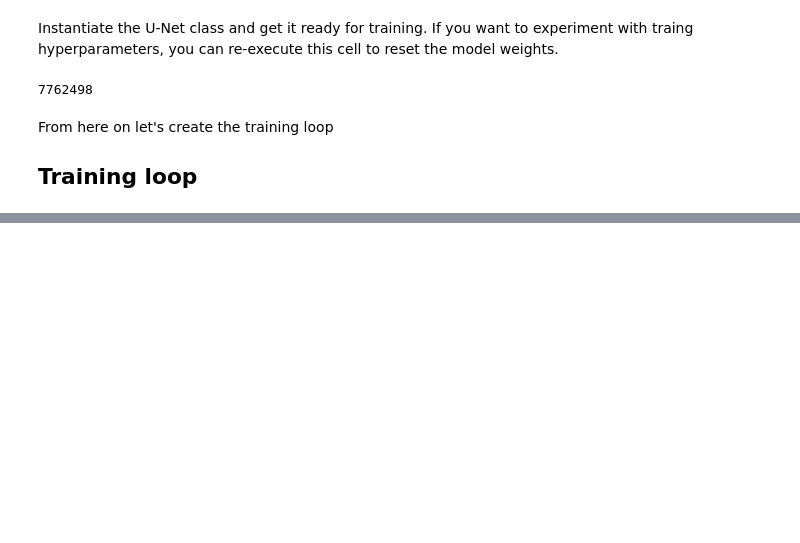
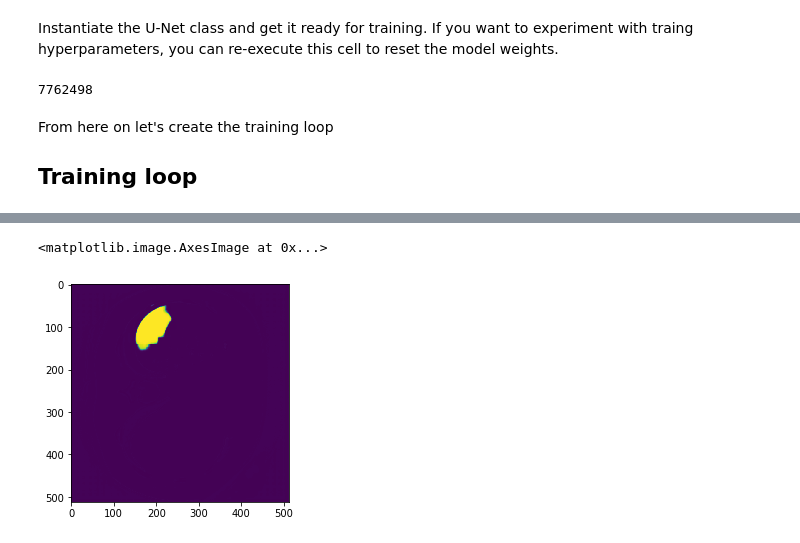
Before and after one commit to c3Zor/imaging, a Jupyter notebook: U-net implementation, spleen.ipynb, the cells around one changed output, grey strips where cells are left out. Drawn from its saved outputs; the diff is of its cells as text; code cells hidden in the pictures; blank space fills up the shorter version.

```diff
--- a/U-net implementation, spleen.ipynb
+++ b/U-net implementation, spleen.ipynb
@@ -259,0 +274,28 @@ plt.imshow(pred.cpu().detach()[0,1])
+# %%
+# Let's run inference on just one slice first
+
+# Switch model to the eval mode so that no gradient collection happens
+
+unet.eval()
+
+
+# TASK: pick a slice from the loaded training_volume Numpy array, convert it into PyTorch tensor,
+# and run an inference on it, convert result into 2D NumPy array and visualize it.
+# Don't forget to normalize your data before running inference! Also keep in mind
+# that our CNN return 2 channels - one for each class - target (spleen) and background
+
+def inference(img):
+
+    tensor_test = torch.from_numpy(img.astype(np.single)/np.max(img)).unsqueeze(0).unsqueeze(0)
+    pred = unet(tensor_test.to(device))
+    return np.squeeze(pred.cpu().detach())
+
+level = 11
+
+img_test = training_volume[:,:,level]
+pred = inference(img_test)
+
+plt.imshow(pred[1])
+# %% [output]
+<matplotlib.image.AxesImage at 0x...>
+[figure, added]
```
Also changed, not shown: parts of 9 cells of this notebook, 1 other file.
